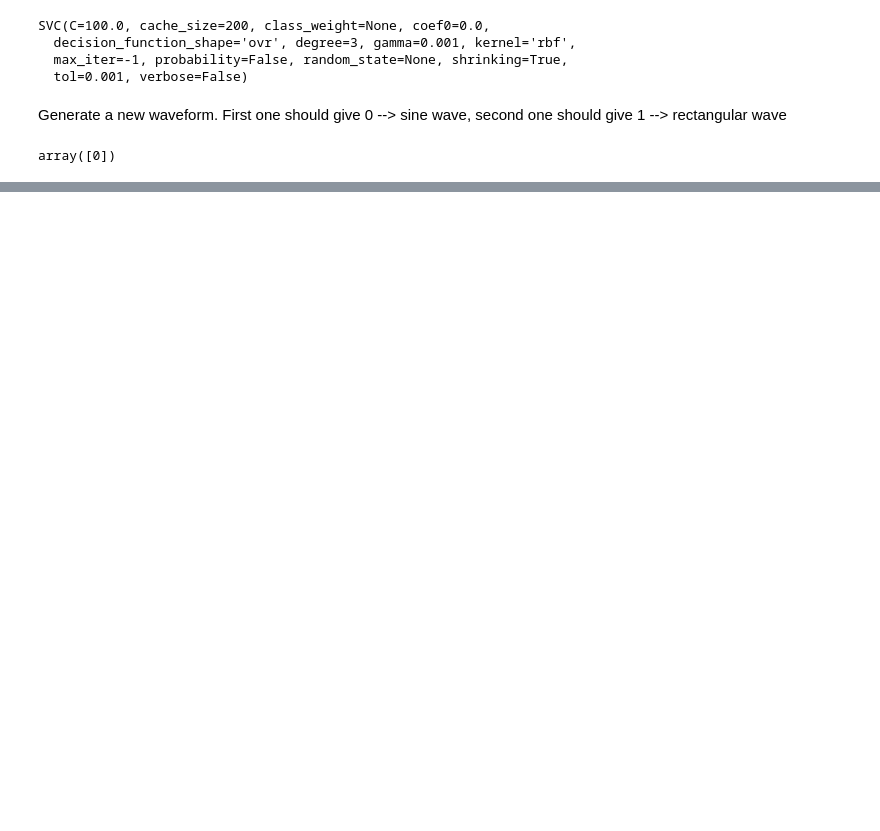
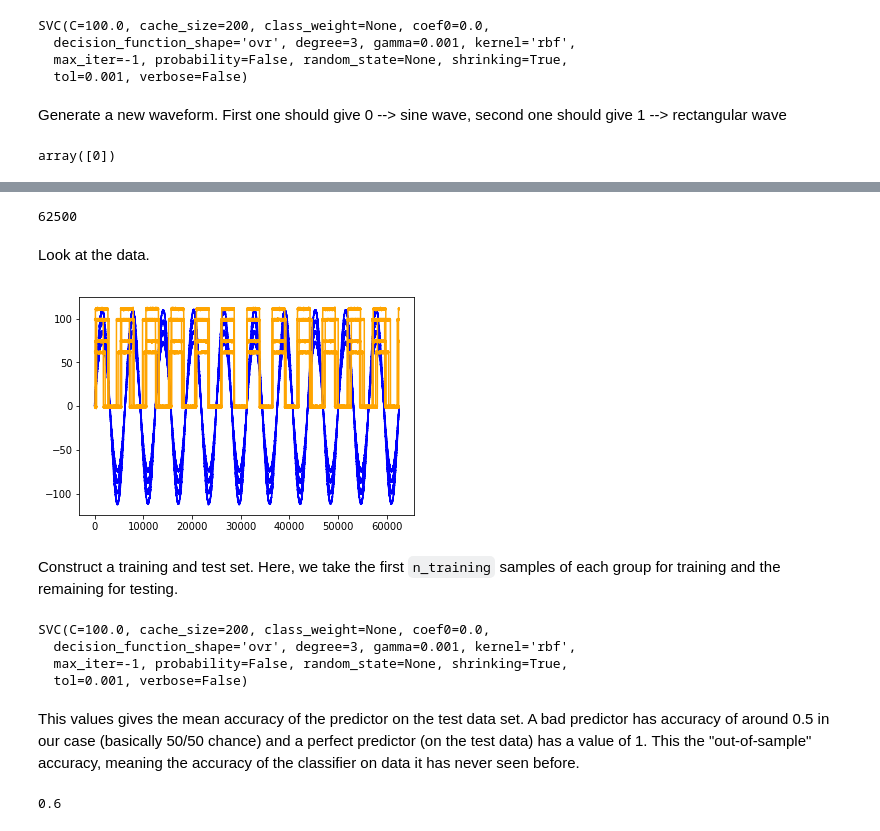
Before and after one commit to scholich/python-overview, a Jupyter notebook: wave_forms.ipynb, the cells around one changed output, grey strips where cells are left out. Saved outputs shown, nothing was run; the diff lists cells and outputs as text; code cells hidden in the pictures; blank space fills up the shorter version.

Commit message:
Include reading from data in the example file

```diff
--- a/wave_forms.ipynb
+++ b/wave_forms.ipynb
@@ -100,0 +109,27 @@ array([0])
+# %%
+n_sample = 100
+sines = []
+for k in range(n_sample):
+    with open('sample_data/sine/sine_{}'.format(k)) as f:
+        arr = np.array([float(item) for item in f.readline().split(',')])
+        sines.append(arr)
+squares = []
+for k in range(n_sample):
+    with open('sample_data/square/square_{}'.format(k)) as f:
+        arr = np.array([float(item) for item in f.readline().split(',')])
+        squares.append(arr)
+# %%
+len(sines[0])
+# %% [output]
+62500
+# %% [markdown]
+Look at the data.
+# %%
+for k in range(5):
+    plt.plot(range(len(sines[k])), sines[k], color='blue')
+for k in range(5):
+    plt.plot(range(len(squares[k])), squares[k], color='orange')
+# %% [output]
+[figure, added]
+# %% [markdown]
+Construct a training and test set. Here, we take the first `n_training` samples of each group for training and the remaining for testing.
@@ -100,0 +142,15 @@ array([0])
+# %%
+clf2 = svm.SVC(gamma=0.001, C=100.)
+clf2.fit(training_data, training_target)
+# %% [output]
+SVC(C=100.0, cache_size=200, class_weight=None, coef0=0.0,
+  decision_function_shape='ovr', degree=3, gamma=0.001, kernel='rbf',
+  max_iter=-1, probability=False, random_state=None, shrinking=True,
+  tol=0.001, verbose=False)
+# %% [markdown]
+This values gives the mean accuracy of the predictor on the test data set. A bad predictor has accuracy of around 0.5 in our case (basically 50/50 chance) and a perfect predictor (on the test data) has a value of 1.
+This the "out-of-sample" accuracy, meaning the accuracy of the classifier on data it has never seen before.
+# %%
+clf2.score(test_data, test_target)
+# %% [output]
+0.6
```
Also changed, not shown: parts of 18 cells of this notebook, 1 other file.
